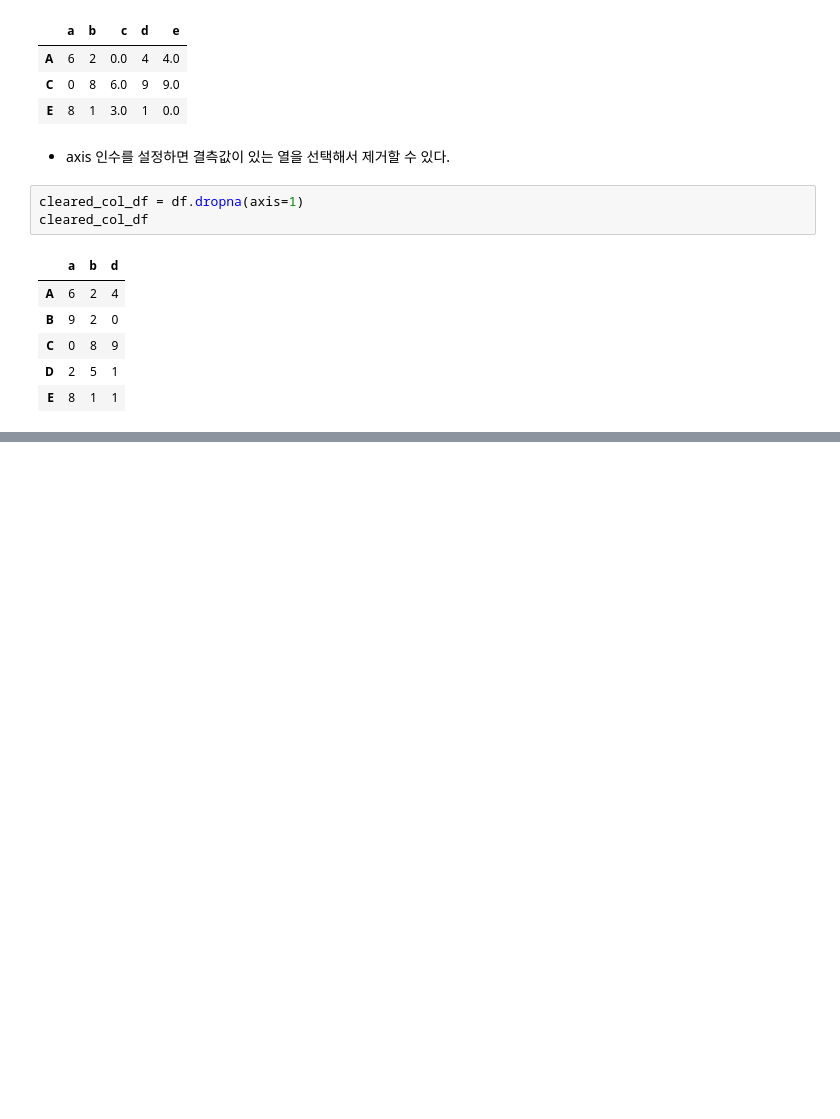
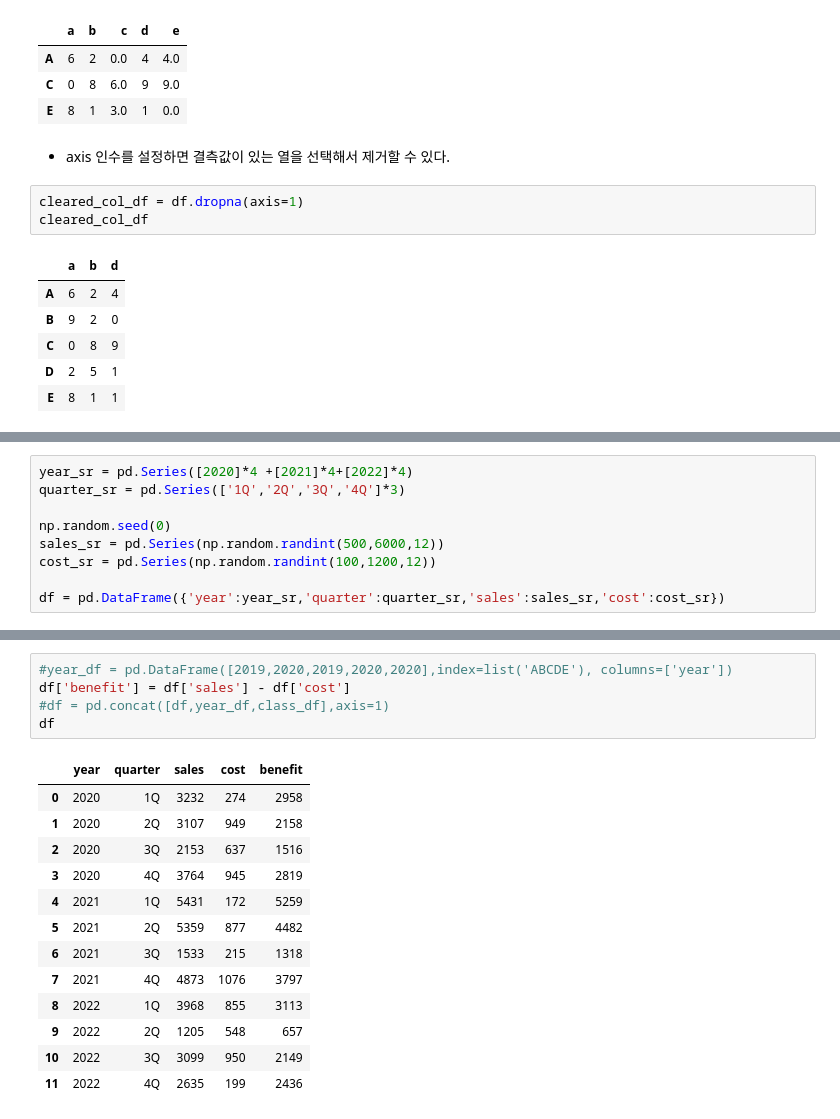
Before and after one commit to jjh9329/numpy-study, a Jupyter notebook: 02.Pandas/Pandas 실습.ipynb, the cells around one changed output, grey strips where cells are left out. Saved outputs shown, nothing was run; the diff lists cells and outputs as text; blank space fills up the shorter version.

```diff
--- a/02.Pandas/Pandas 실습.ipynb
+++ b/02.Pandas/Pandas 실습.ipynb
@@ -1325,0 +1530,9 @@ cleared_col_df
+# %%
+year_sr = pd.Series([2020]*4 +[2021]*4+[2022]*4)
+quarter_sr = pd.Series(['1Q','2Q','3Q','4Q']*3)
+
+np.random.seed(0)
+sales_sr = pd.Series(np.random.randint(500,6000,12))
+cost_sr = pd.Series(np.random.randint(100,1200,12))
+
+df = pd.DataFrame({'year':year_sr,'quarter':quarter_sr,'sales':sales_sr,'cost':cost_sr})
@@ -1325,0 +1553,19 @@ cleared_col_df
+# %%
+#year_df = pd.DataFrame([2019,2020,2019,2020,2020],index=list('ABCDE'), columns=['year'])
+df['benefit'] = df['sales'] - df['cost']
+#df = pd.concat([df,year_df,class_df],axis=1)
+df
+# %% [output]
+|  | year | quarter | sales | cost | benefit |
+| 0 | 2020 | 1Q | 3232 | 274 | 2958 |
+| 1 | 2020 | 2Q | 3107 | 949 | 2158 |
+| 2 | 2020 | 3Q | 2153 | 637 | 1516 |
+| 3 | 2020 | 4Q | 3764 | 945 | 2819 |
+| 4 | 2021 | 1Q | 5431 | 172 | 5259 |
+| 5 | 2021 | 2Q | 5359 | 877 | 4482 |
+| 6 | 2021 | 3Q | 1533 | 215 | 1318 |
+| 7 | 2021 | 4Q | 4873 | 1076 | 3797 |
+| 8 | 2022 | 1Q | 3968 | 855 | 3113 |
+| 9 | 2022 | 2Q | 1205 | 548 | 657 |
+| 10 | 2022 | 3Q | 3099 | 950 | 2149 |
+| 11 | 2022 | 4Q | 2635 | 199 | 2436 |
```
Also changed, not shown: parts of 42 cells of this notebook, 1 other file.
